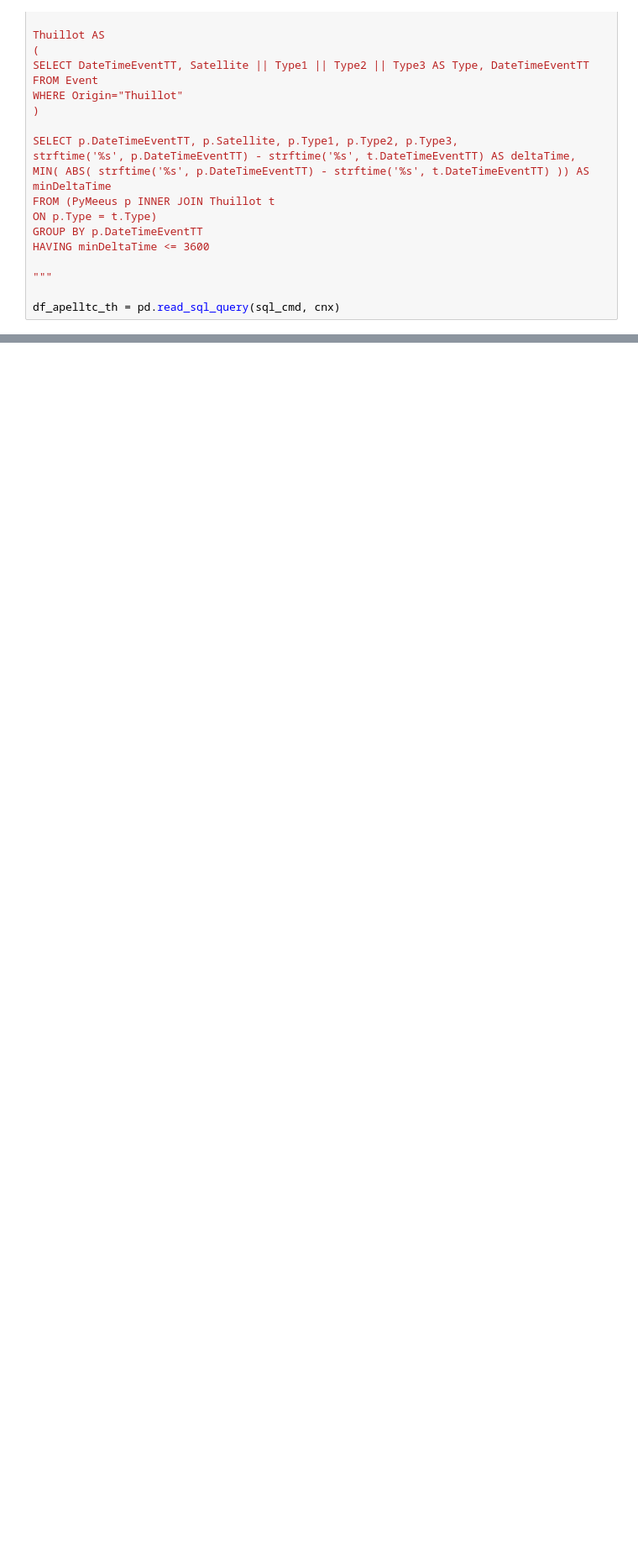
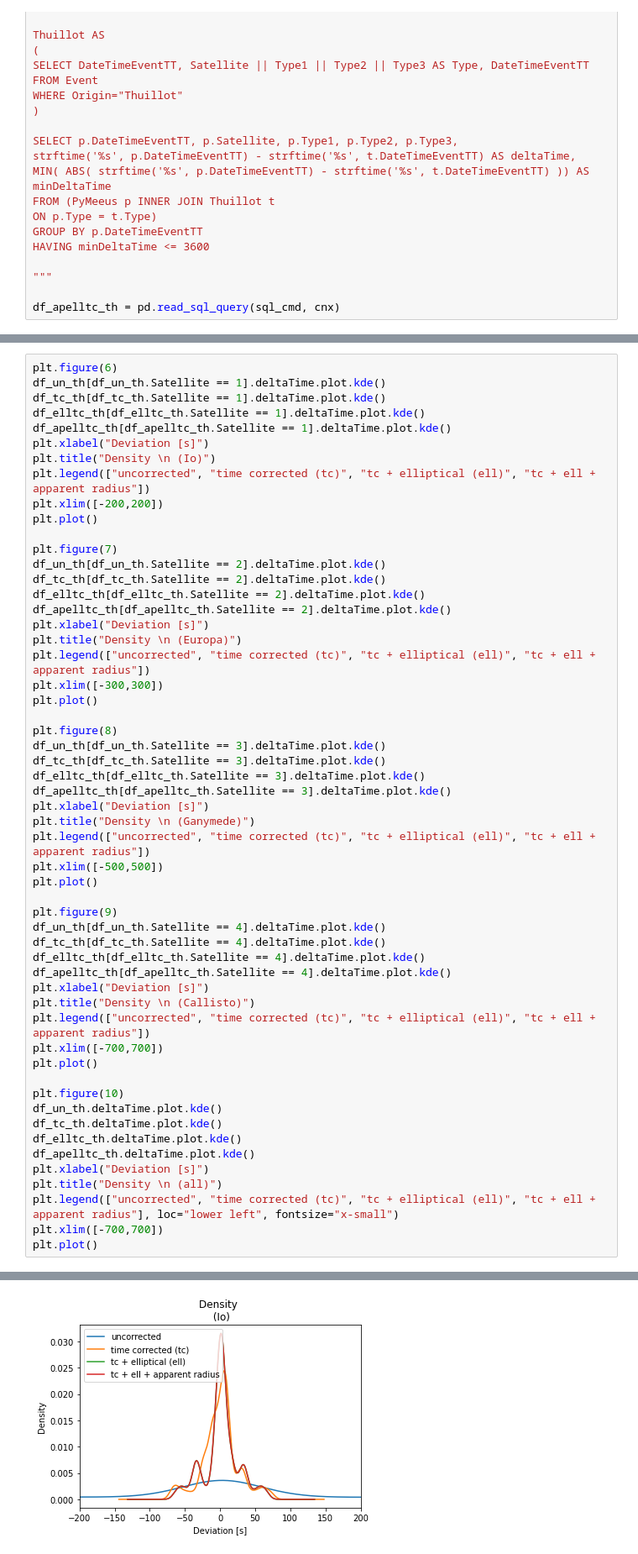
Before and after one commit to vittorioserra/jupiter_moons, a Jupyter notebook: pymeeus-master/analyzeEvent/CorrectionAnalysis.ipynb, the cells around one changed output, grey strips where cells are left out. Shown: that part at 84% size. Cells and saved outputs as stored; diff of their text form; blank space fills up the shorter version.

```diff
--- a/pymeeus-master/analyzeEvent/CorrectionAnalysis.ipynb
+++ b/pymeeus-master/analyzeEvent/CorrectionAnalysis.ipynb
@@ -173,0 +233,56 @@ plt.grid()
+# %%
+plt.figure(6)
+df_un_th[df_un_th.Satellite == 1].deltaTime.plot.kde()
+df_tc_th[df_tc_th.Satellite == 1].deltaTime.plot.kde()
+df_elltc_th[df_elltc_th.Satellite == 1].deltaTime.plot.kde()
+df_apelltc_th[df_apelltc_th.Satellite == 1].deltaTime.plot.kde()
+plt.xlabel("Deviation [s]")
+plt.title("Density \n (Io)")
+plt.legend(["uncorrected", "time corrected (tc)", "tc + elliptical (ell)", "tc + ell + apparent radius"])
+plt.xlim([-200,200])
+plt.plot()
+
+plt.figure(7)
+df_un_th[df_un_th.Satellite == 2].deltaTime.plot.kde()
+df_tc_th[df_tc_th.Satellite == 2].deltaTime.plot.kde()
+df_elltc_th[df_elltc_th.Satellite == 2].deltaTime.plot.kde()
+df_apelltc_th[df_apelltc_th.Satellite == 2].deltaTime.plot.kde()
+plt.xlabel("Deviation [s]")
+plt.title("Density \n (Europa)")
+plt.legend(["uncorrected", "time corrected (tc)", "tc + elliptical (ell)", "tc + ell + apparent radius"])
+plt.xlim([-300,300])
+plt.plot()
+
+plt.figure(8)
+df_un_th[df_un_th.Satellite == 3].deltaTime.plot.kde()
+df_tc_th[df_tc_th.Satellite == 3].deltaTime.plot.kde()
+df_elltc_th[df_elltc_th.Satellite == 3].deltaTime.plot.kde()
+df_apelltc_th[df_apelltc_th.Satellite == 3].deltaTime.plot.kde()
+plt.xlabel("Deviation [s]")
+plt.title("Density \n (Ganymede)")
+plt.legend(["uncorrected", "time corrected (tc)", "tc + elliptical (ell)", "tc + ell + apparent radius"])
+plt.xlim([-500,500])
+plt.plot()
+
+plt.figure(9)
+df_un_th[df_un_th.Satellite == 4].deltaTime.plot.kde()
+df_tc_th[df_tc_th.Satellite == 4].deltaTime.plot.kde()
+df_elltc_th[df_elltc_th.Satellite == 4].deltaTime.plot.kde()
+df_apelltc_th[df_apelltc_th.Satellite == 4].deltaTime.plot.kde()
+plt.xlabel("Deviation [s]")
+plt.title("Density \n (Callisto)")
+plt.legend(["uncorrected", "time corrected (tc)", "tc + elliptical (ell)", "tc + ell + apparent radius"])
+plt.xlim([-700,700])
+plt.plot()
+
+plt.figure(10)
+df_un_th.deltaTime.plot.kde()
+df_tc_th.deltaTime.plot.kde()
+df_elltc_th.deltaTime.plot.kde()
+df_apelltc_th.deltaTime.plot.kde()
+plt.xlabel("Deviation [s]")
+plt.title("Density \n (all)")
+plt.legend(["uncorrected", "time corrected (tc)", "tc + elliptical (ell)", "tc + ell + apparent radius"], loc="lower left", fontsize="x-small")
+plt.xlim([-700,700])
+plt.plot()
+# %% [output]
@@ -173,0 +290 @@ plt.grid()
+[figure, added]
```
Also changed, not shown: parts of 8 cells of this notebook.
